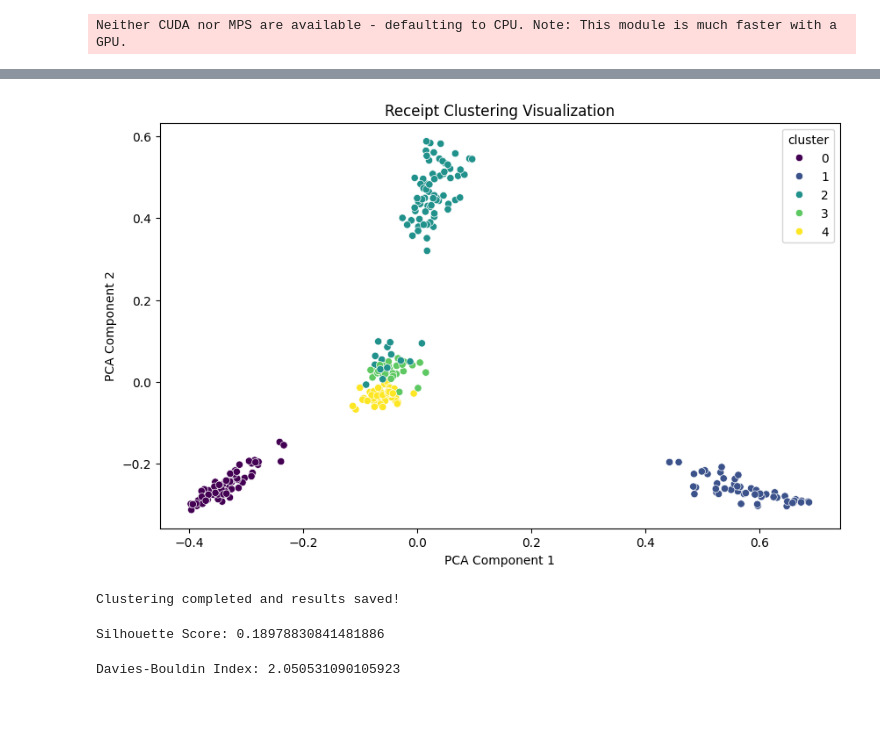
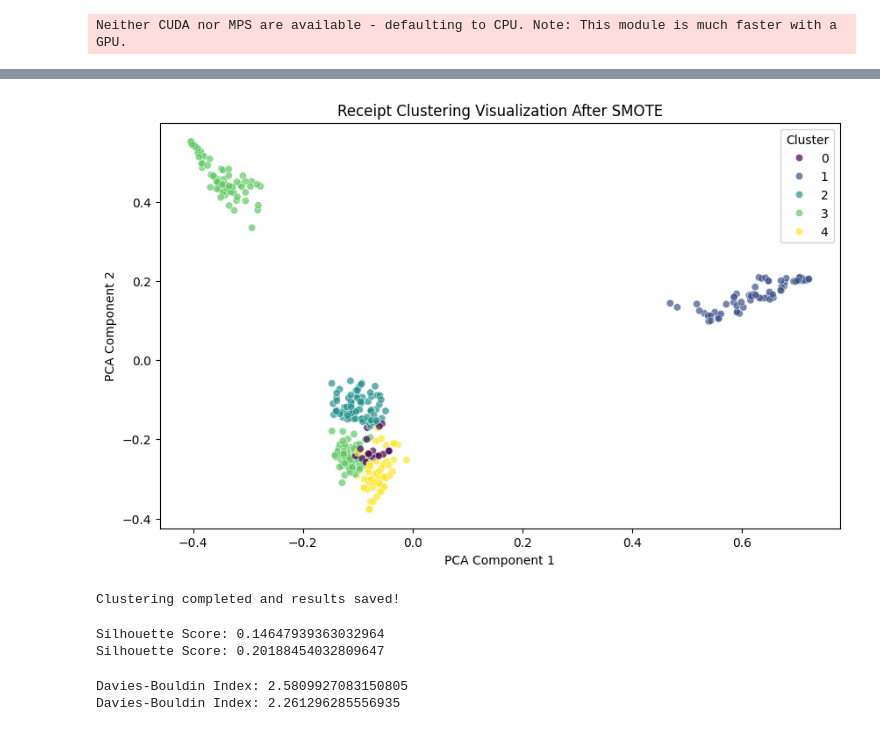
Before and after one commit to VuAnh183/Receipt-Information-Extractor, a Jupyter notebook: CompaniesClustering.ipynb, the cells around one changed output, grey strips where cells are left out. Cells and saved outputs as stored; diff of their text form; code cells hidden in the pictures.

Commit message:
Added oversampling with SMOTE

```diff
--- a/CompaniesClustering.ipynb
+++ b/CompaniesClustering.ipynb
@@ -62,8 +90,10 @@ num_clusters = 5
 kmeans = KMeans(n_clusters=num_clusters, random_state=42)
 df["cluster"] = kmeans.fit_predict(X)
 # %%
-# Dimensionality Reduction using PCA
+# Apply PCA for visualization
 pca = PCA(n_components=2)
 X_pca = pca.fit_transform(X)
-df["pca1"] = X_pca[:, 0]
-df["pca2"] = X_pca[:, 1]
+
+# Add PCA results to DataFrame
+df["PC1"] = X_pca[:, 0]
+df["PC2"] = X_pca[:, 1]
@@ -70,13 +111,41 @@ df["pca2"] = X_pca[:, 1]
+# %%
+label_encoder = LabelEncoder()
+y = label_encoder.fit_transform(df["company"])  # Convert company names into integers
+
+# Apply SMOTE to balance the dataset
+smote = SMOTE(random_state=42)
+X_resampled, y_resampled = smote.fit_resample(X, y)
+# %%
+# Apply K-Means Clustering
+num_clusters = 5
+kmeans = KMeans(n_clusters=num_clusters, random_state=42)
+clusters  = kmeans.fit_predict(X_resampled)
+# %%
+# Apply PCA for dimensionality reduction
+pca = PCA(n_components=2)
+X_pca = pca.fit_transform(X_resampled)
+
+# Convert y_resampled back to company names
+companies_resampled = label_encoder.inverse_transform(y_resampled)
+
+# Create a new DataFrame to store results
+df_resampled = pd.DataFrame({
+    "company": companies_resampled,
+    "cluster": clusters,
+    "pca1": X_pca[:, 0],
+    "pca2": X_pca[:, 1]
+})
 # %%
 # Visualizing the Clusters
 plt.figure(figsize=(10, 6))
-sns.scatterplot(x=df["pca1"], y=df["pca2"], hue=df["cluster"], palette="viridis")
-plt.title("Receipt Clustering Visualization")
+sns.scatterplot(x="pca1", y="pca2", hue="cluster", data=df_resampled, palette="viridis", alpha=0.7)
+plt.title("Receipt Clustering Visualization After SMOTE")
 plt.xlabel("PCA Component 1")
 plt.ylabel("PCA Component 2")
+plt.legend(title="Cluster")
 plt.show()
 # %% [output]
-[figure, old version]
+[figure, new version]
 # %%
 # Save clustered results
 df.to_csv("receipt_clusters.csv", index=False)
@@ -85,17 +154,25 @@ print("Clustering completed and results saved!")
 Clustering completed and results saved!
 # %%
 # Evaluation using Silhouette Score
-sil_score = silhouette_score(X, df["cluster"])
-print(f"Silhouette Score: {sil_score}")
+sil_score_before_smote = silhouette_score(X, df["cluster"])
+print(f"Silhouette Score: {sil_score_before_smote}")
+
+sil_score_after_smote = silhouette_score(X_resampled, clusters)
+print(f"Silhouette Score: {sil_score_after_smote}")
 # %% [output]
-Silhouette Score: 0.18978830841481886
+Silhouette Score: 0.14647939363032964
+Silhouette Score: 0.20188454032809647
 # %%
 from sklearn.metrics import davies_bouldin_score
 
-db_index = davies_bouldin_score(X, df["cluster"])
-print(f"Davies-Bouldin Index: {db_index}")
+db_index_before_smote = davies_bouldin_score(X, df["cluster"])
+print(f"Davies-Bouldin Index: {db_index_before_smote}")
+
+db_index_after_smote = davies_bouldin_score(X_resampled, clusters)
+print(f"Davies-Bouldin Index: {db_index_after_smote}")
 # %% [output]
-Davies-Bouldin Index: 2.050531090105923
+Davies-Bouldin Index: 2.5809927083150805
+Davies-Bouldin Index: 2.261296285556935
 # %%
 wcss = []
 for k in range(2, 10):
```
Also changed, not shown: parts of 7 cells of this notebook.
